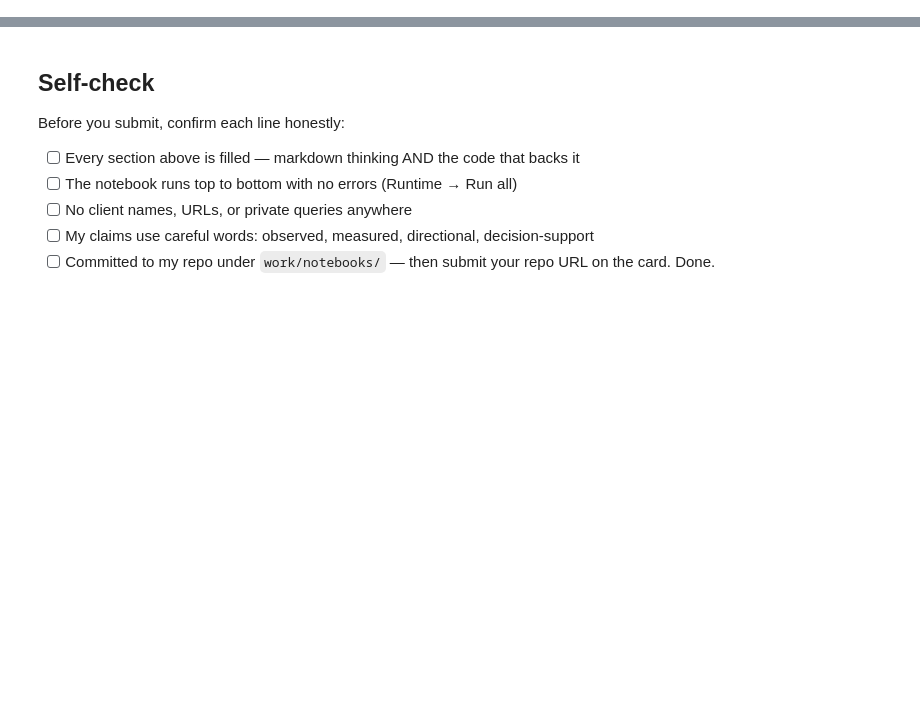
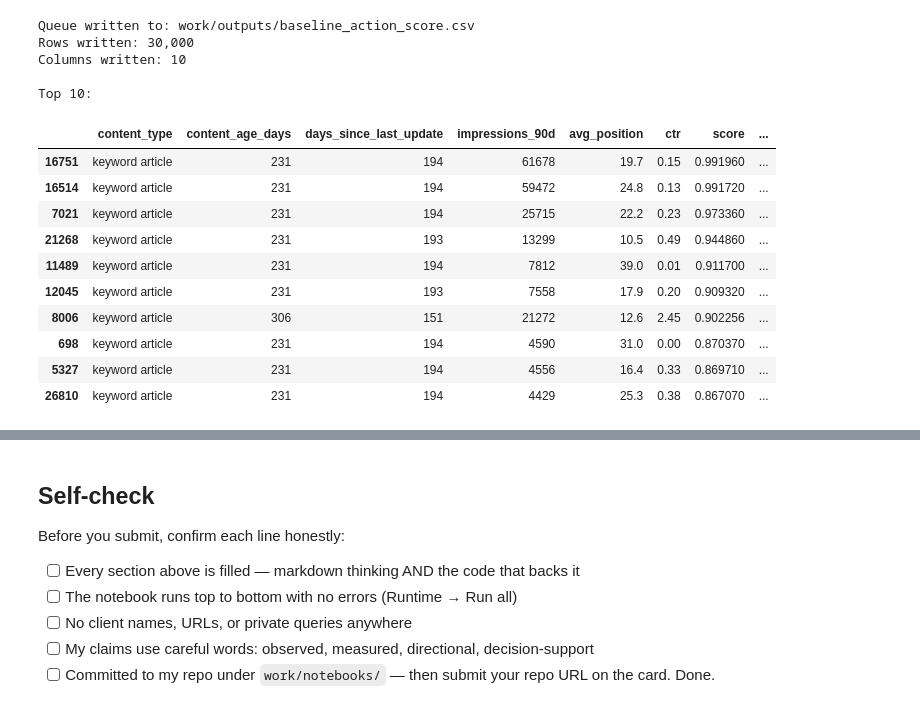
Before and after one commit to thahsinj06/Fly-rank-ml-internship-work, a Jupyter notebook: work/notebooks/w04_baseline_score.ipynb, the cells around one changed output, grey strips where cells are left out. Cells and saved outputs as stored; diff of their text form; code cells hidden in the pictures; blank space fills up the shorter version.

```diff
--- a/work/notebooks/w04_baseline_score.ipynb
+++ b/work/notebooks/w04_baseline_score.ipynb
@@ -36,0 +132,80 @@ This skeleton is yours to fill. Work the sections **in order** — each one has
+# %%
+# Section 2 — Build ranked queue and write the required CSV
+
+# Rank all pages from highest to lowest baseline score
+df["_rank"] = (
+    df["_baseline_score"]
+    .rank(method="first", ascending=False)
+    .astype(int)
+)
+
+# Build the required output
+baseline_queue = df.copy()
+
+baseline_queue = baseline_queue.sort_values("_rank")
+
+# Keep useful identifying/context columns while avoiding
+# temporary intermediate columns in the final queue.
+output_columns = [
+    "report_date",
+    "client_hash_id",
+    "content_hash_id",
+    "content_type",
+    "content_age_days",
+    "days_since_last_update",
+    "impressions_90d",
+    "avg_position",
+    "ctr",
+    "_baseline_score",
+    "_rank",
+    "_reason_code",
+    "_action"
+]
+
+# Keep only columns that actually exist in this dataset
+output_columns = [col for col in output_columns if col in baseline_queue.columns]
+
+baseline_queue = baseline_queue[output_columns]
+
+# Rename internal fields to clean output names
+baseline_queue = baseline_queue.rename(
+    columns={
+        "_baseline_score": "score",
+        "_rank": "rank",
+        "_reason_code": "reason_code",
+        "_action": "action"
+    }
+)
+
+# Create output directory and write CSV
+import os
+
+os.makedirs("work/outputs", exist_ok=True)
+
+output_path = "work/outputs/baseline_action_score.csv"
+
+baseline_queue.to_csv(output_path, index=False)
+
+print(f"Queue written to: {output_path}")
+print(f"Rows written: {len(baseline_queue):,}")
+print(f"Columns written: {len(baseline_queue.columns)}")
+
+print("\nTop 10:")
+display(baseline_queue.head(10))
+# %% [output]
+Queue written to: work/outputs/baseline_action_score.csv
+Rows written: 30,000
+Columns written: 10
+
+Top 10:
+|  | content_type | content_age_days | days_since_last_update | impressions_90d | avg_position | ctr | score | ... |
+| 16751 | keyword article | 231 | 194 | 61678 | 19.7 | 0.15 | 0.991960 | ... |
+| 16514 | keyword article | 231 | 194 | 59472 | 24.8 | 0.13 | 0.991720 | ... |
+| 7021 | keyword article | 231 | 194 | 25715 | 22.2 | 0.23 | 0.973360 | ... |
+| 21268 | keyword article | 231 | 193 | 13299 | 10.5 | 0.49 | 0.944860 | ... |
+| 11489 | keyword article | 231 | 194 | 7812 | 39.0 | 0.01 | 0.911700 | ... |
+| 12045 | keyword article | 231 | 193 | 7558 | 17.9 | 0.20 | 0.909320 | ... |
+| 8006 | keyword article | 306 | 151 | 21272 | 12.6 | 2.45 | 0.902256 | ... |
+| 698 | keyword article | 231 | 194 | 4590 | 31.0 | 0.00 | 0.870370 | ... |
+| 5327 | keyword article | 231 | 194 | 4556 | 16.4 | 0.33 | 0.869710 | ... |
+| 26810 | keyword article | 231 | 194 | 4429 | 25.3 | 0.38 | 0.867070 | ... |
```
Also changed, not shown: parts of 16 cells of this notebook.
